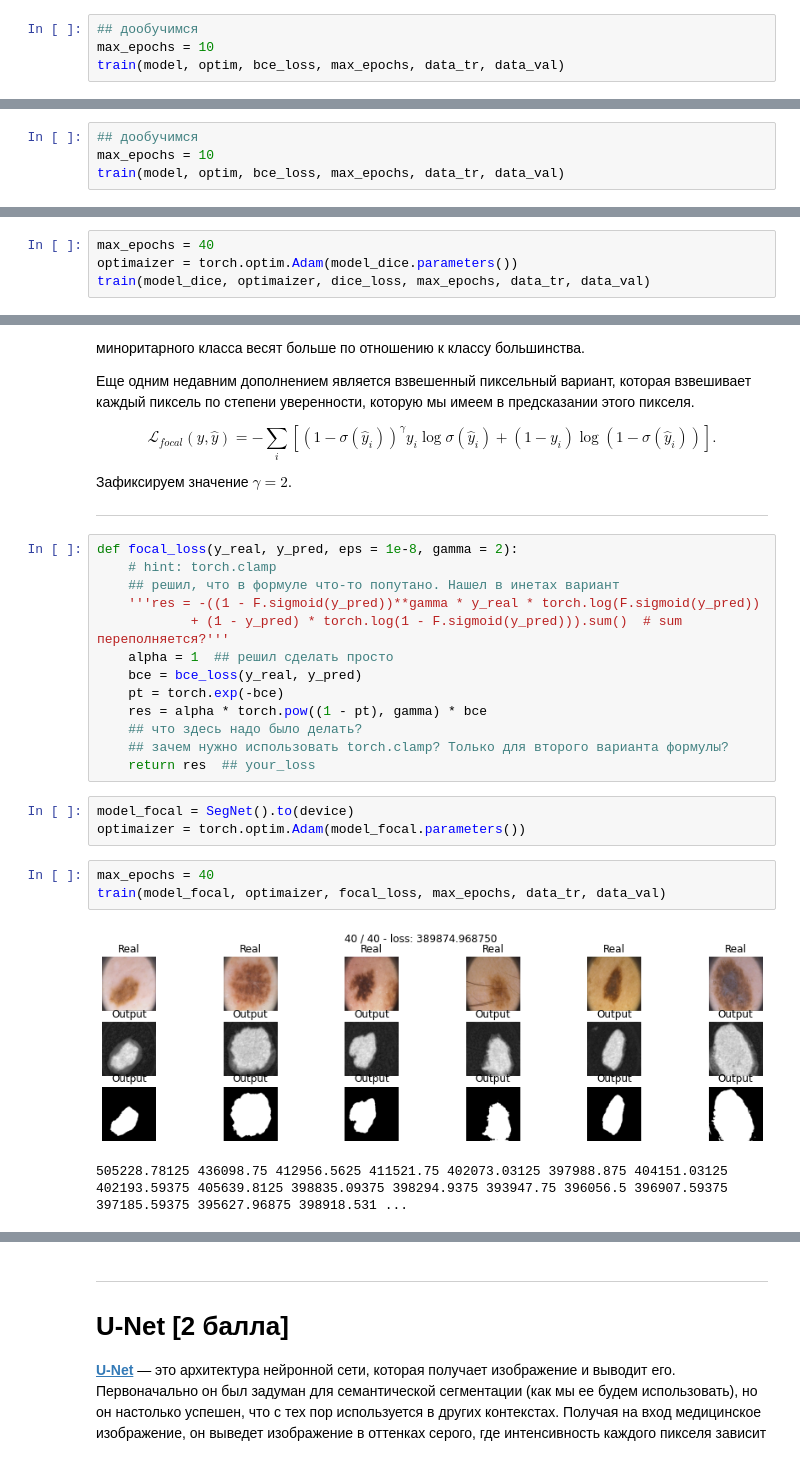
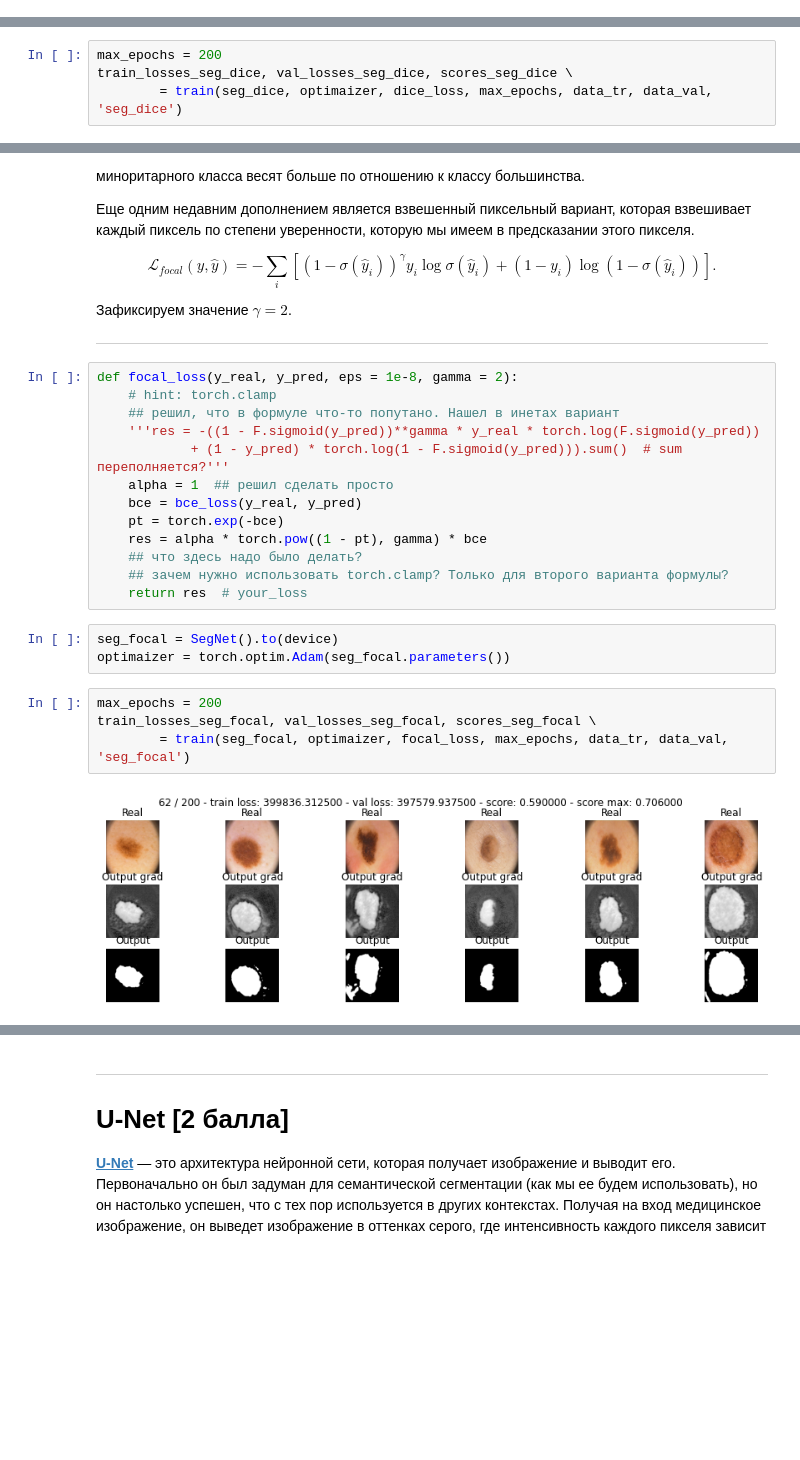
Before and after one commit to gbrs/DLS_1_2022_spring, a Jupyter notebook: 24 Домашка/[hw,basic]semantic_segmentation.ipynb, the cells around one changed output, grey strips where cells are left out. Drawn from its saved outputs; the diff is of its cells as text; blank space fills up the shorter version.

```diff
--- a/24 Домашка/[hw,basic]semantic_segmentation.ipynb
+++ b/24 Домашка/[hw,basic]semantic_segmentation.ipynb
@@ -527,4 +559,0 @@ score_model(model, iou_pytorch, data_val)
-# %%
-## дообучимся
-max_epochs = 10
-train(model, optim, bce_loss, max_epochs, data_tr, data_val)
@@ -543,4 +559,0 @@ model.load_state_dict(torch.load('/content/gdrive/My Drive/segnet_bce.pth'))'''
-# %%
-## дообучимся
-max_epochs = 10
-train(model, optim, bce_loss, max_epochs, data_tr, data_val)
@@ -594,5 +625,5 @@ model_dice = SegNet().to(device)
 # %%
-max_epochs = 40
-optimaizer = torch.optim.Adam(model_dice.parameters())
-train(model_dice, optimaizer, dice_loss, max_epochs, data_tr, data_val)
+max_epochs = 200
+train_losses_seg_dice, val_losses_seg_dice, scores_seg_dice \
+        = train(seg_dice, optimaizer, dice_loss, max_epochs, data_tr, data_val, 'seg_dice')
 # %% [output]
@@ -636,13 +677,13 @@ def focal_loss(y_real, y_pred, eps = 1e-8, gamma = 2):
     res = alpha * torch.pow((1 - pt), gamma) * bce
     ## что здесь надо было делать?
     ## зачем нужно использовать torch.clamp? Только для второго варианта формулы?
-    return res  ## your_loss
+    return res  # your_loss
 # %%
-model_focal = SegNet().to(device)
-optimaizer = torch.optim.Adam(model_focal.parameters())
+seg_focal = SegNet().to(device)
+optimaizer = torch.optim.Adam(seg_focal.parameters())
 # %%
-max_epochs = 40
-train(model_focal, optimaizer, focal_loss, max_epochs, data_tr, data_val)
+max_epochs = 200
+train_losses_seg_focal, val_losses_seg_focal, scores_seg_focal \
+        = train(seg_focal, optimaizer, focal_loss, max_epochs, data_tr, data_val, 'seg_focal')
 # %% [output]
-[figure, old version]
+[figure, new version]
-505228.78125 436098.75 412956.5625 411521.75 402073.03125 397988.875 404151.03125 402193.59375 405639.8125 398835.09375 398294.9375 393947.75 396056.5 396907.59375 397185.59375 395627.96875 398918.531 ...
```
Also changed, not shown: parts of 65 cells of this notebook, 1 other file.
